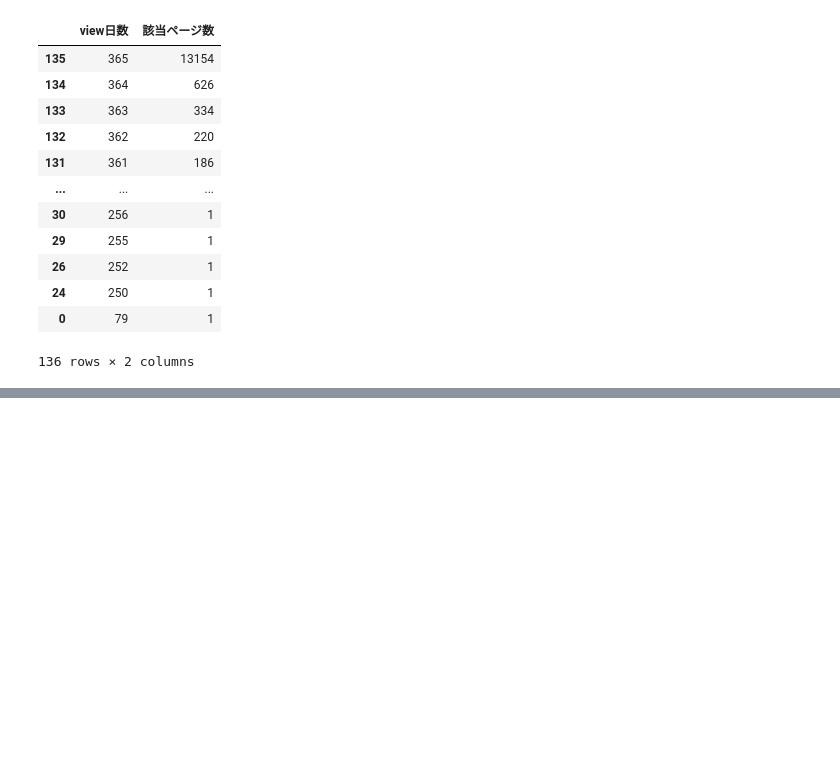
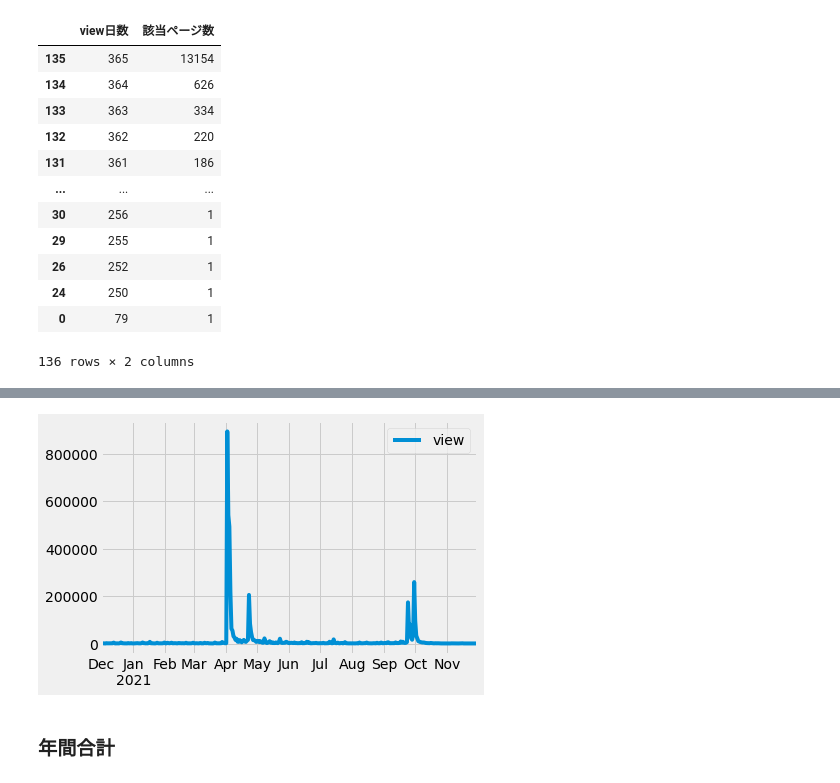
Before and after one commit to sorami/people-map-japan, a Jupyter notebook: preparation/code/3_page_views.ipynb, the cells around one changed output, grey strips where cells are left out. Saved outputs shown, nothing was run; the diff lists cells and outputs as text; code cells hidden in the pictures; blank space fills up the shorter version.

```diff
--- a/preparation/code/3_page_views.ipynb
+++ b/preparation/code/3_page_views.ipynb
@@ -135,0 +200,6 @@ df_count.groupby("view日数").count()\
+# %%
+df_views[df_views["page"] == "夏目三久"].plot();
+# %% [output]
+[figure, added]
+# %% [markdown]
+### 年間合計
```
Also changed, not shown: parts of 16 cells of this notebook.
